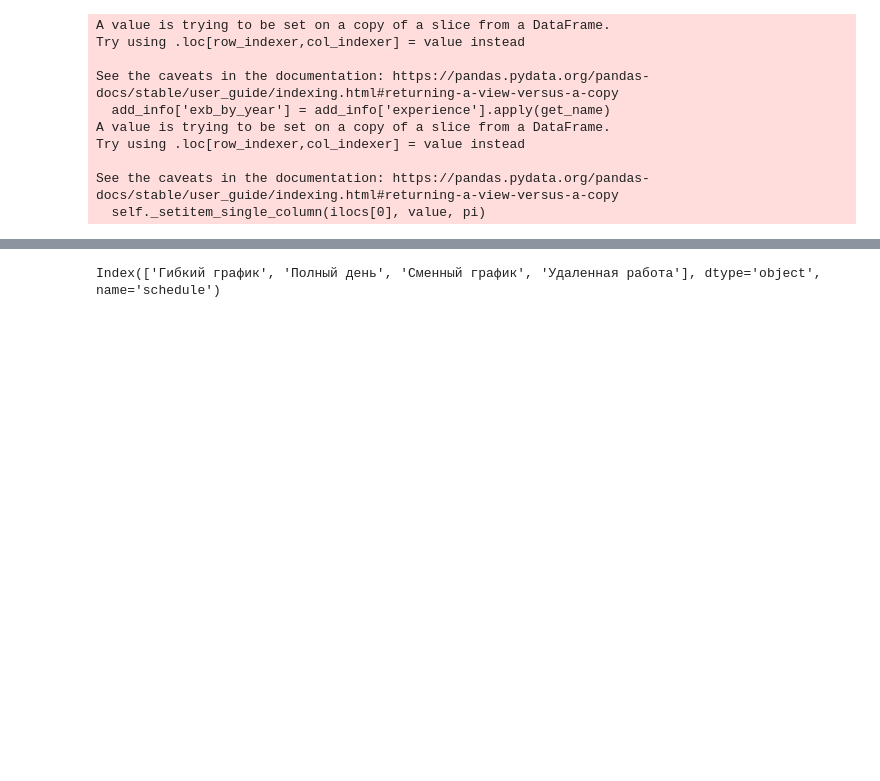
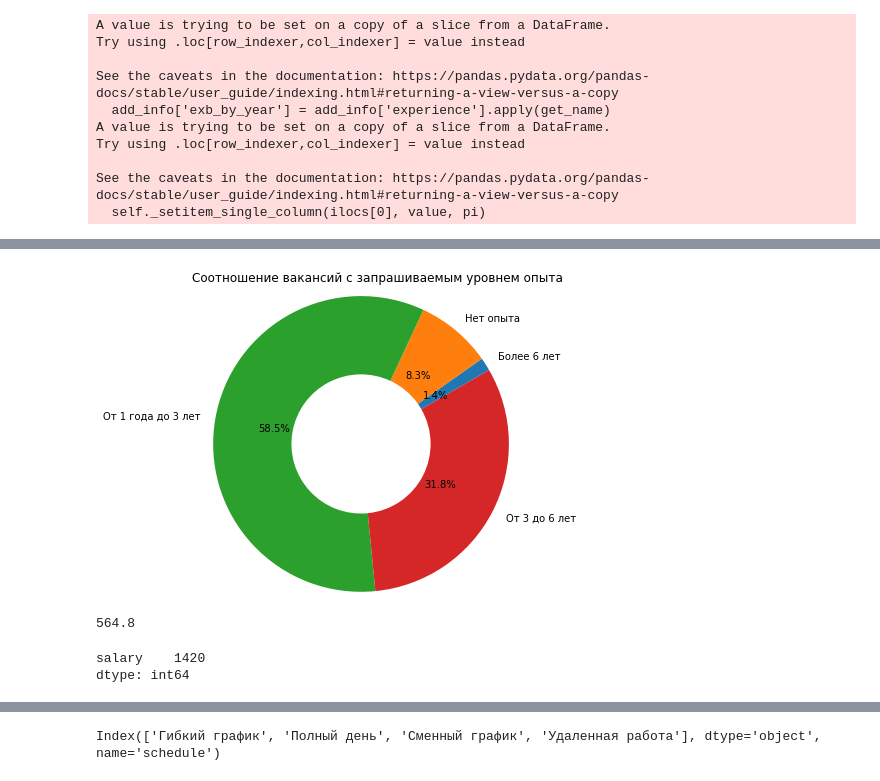
Before and after one commit to kopatych73/da_homeworks, a Jupyter notebook: FinProj000.ipynb, the cells around one changed output, grey strips where cells are left out. Saved outputs shown, nothing was run; the diff lists cells and outputs as text; code cells hidden in the pictures; blank space fills up the shorter version.

```diff
--- a/FinProj000.ipynb
+++ b/FinProj000.ipynb
@@ -319,0 +258,12 @@ target_df_full.head()
+# %%
+# соотношение вакансий с запрашиваемым уровнем опыта
+exp = target_df_full.groupby('experience').size()
+labels = exp.index
+sizes = exp.values
+fig, ax = plt.subplots()
+wedge_properties = {"width":0.9}
+ax.pie(sizes, labels=labels, autopct='%.1f%%', wedgeprops=wedge_properties, startangle=30, radius = 1.7)
+fig.suptitle('Соотношение вакансий с запрашиваемым уровнем опыта', x=0.55, y=1.1)
+plt.show()
+# %% [output]
+[figure, added]
@@ -319,0 +321,6 @@ target_df_full.head()
+# %%
+d = {'from': 10 , 'to': None, 'currency': 'EUR'}
+get_salary(d)
+#get_salary_from(d)
+# %% [output]
+564.8
@@ -319,0 +329,8 @@ target_df_full.head()
+# %%
+salary_is_null = salary_by_city[['salary']].isnull().sum()
+print(salary_is_null)
+d = salary_by_city['area'].count()
+n = salary_by_city['salary'].count()
+# %% [output]
+salary    1420
+dtype: int64
```
Also changed, not shown: parts of 49 cells of this notebook.
